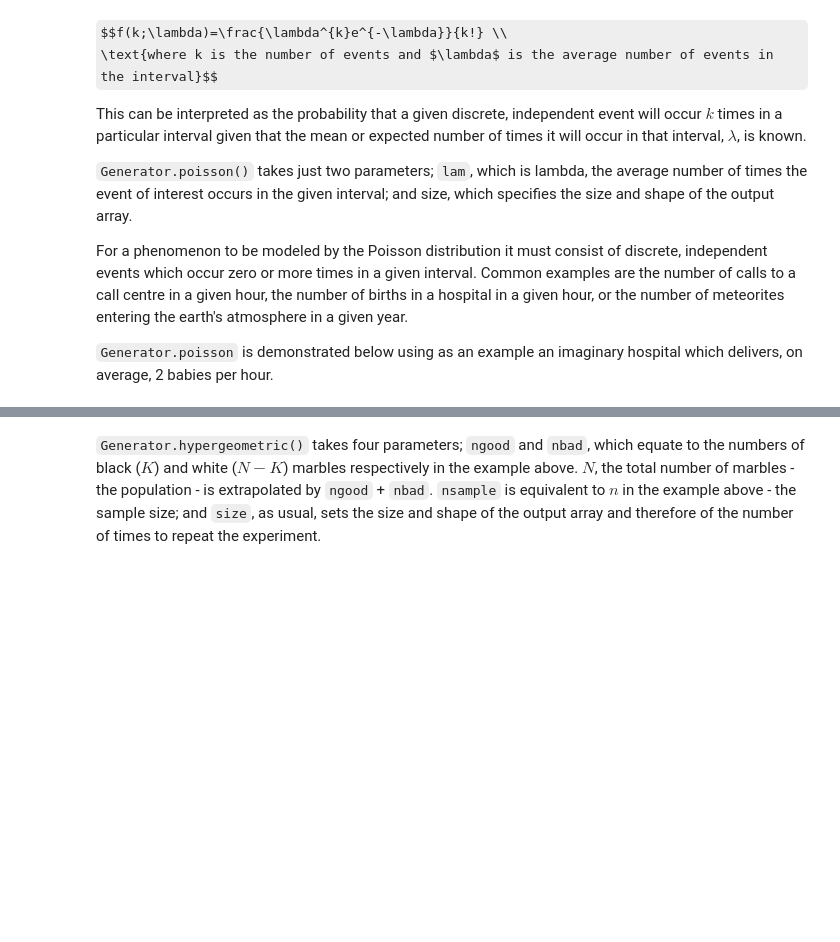
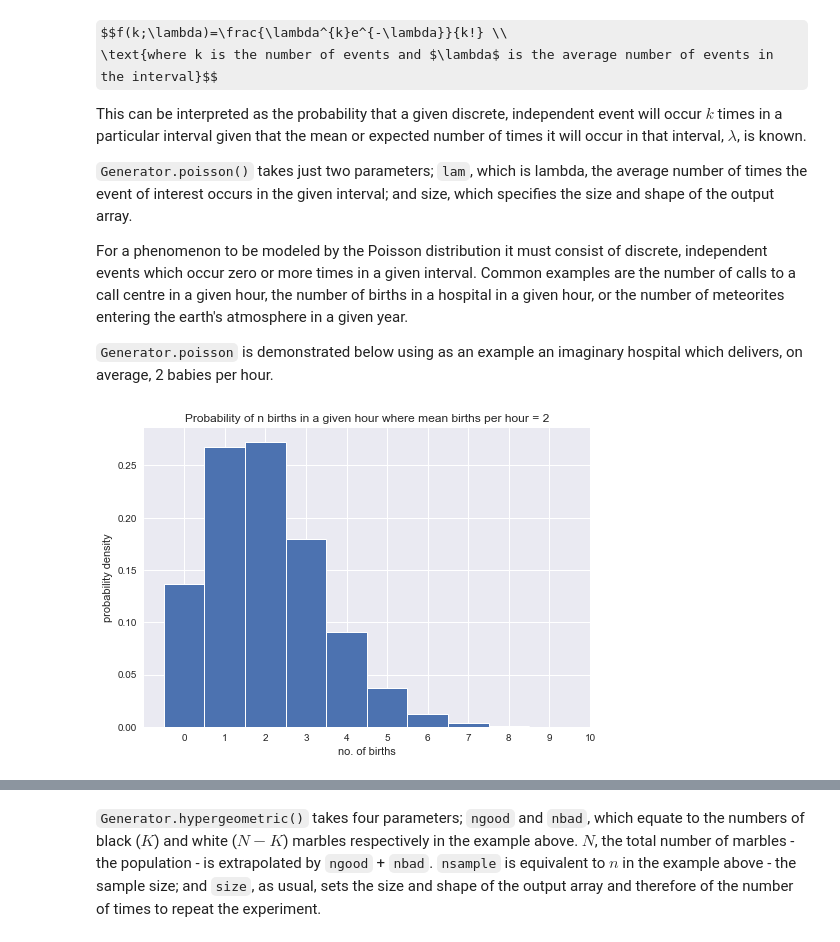
Before and after one commit to fod/numpy-random, a Jupyter notebook: numpy-random.ipynb, the cells around one changed output, grey strips where cells are left out. Saved outputs shown, nothing was run; the diff lists cells and outputs as text; code cells hidden in the pictures; some formulas as TeX source; blank space fills up the shorter version.

```diff
--- a/numpy-random.ipynb
+++ b/numpy-random.ipynb
@@ -663,11 +686,14 @@ births_per_hour = rng.poisson(2,100000)
 # %%
 vals, bins, hist = plt.hist(births_per_hour, bins=range(len(np.unique(births_per_hour))),
                       density=True, linewidth='1', edgecolor='white',
                       align='left')
 ax = plt.gca()
 ax.set_title("Probability of n births in a given hour where mean births per hour = 2")
 ax.set_xlabel("no. of births")
 ax.set_ylabel("probability density")
+ax.set_xticks(bins)
 plt.show()
+# %% [output]
+[figure, added]
 # %%
 print(tabulate(zip(vals,bins), headers=("Probability", "No. of births")))
```
Also changed, not shown: parts of 27 cells of this notebook.
